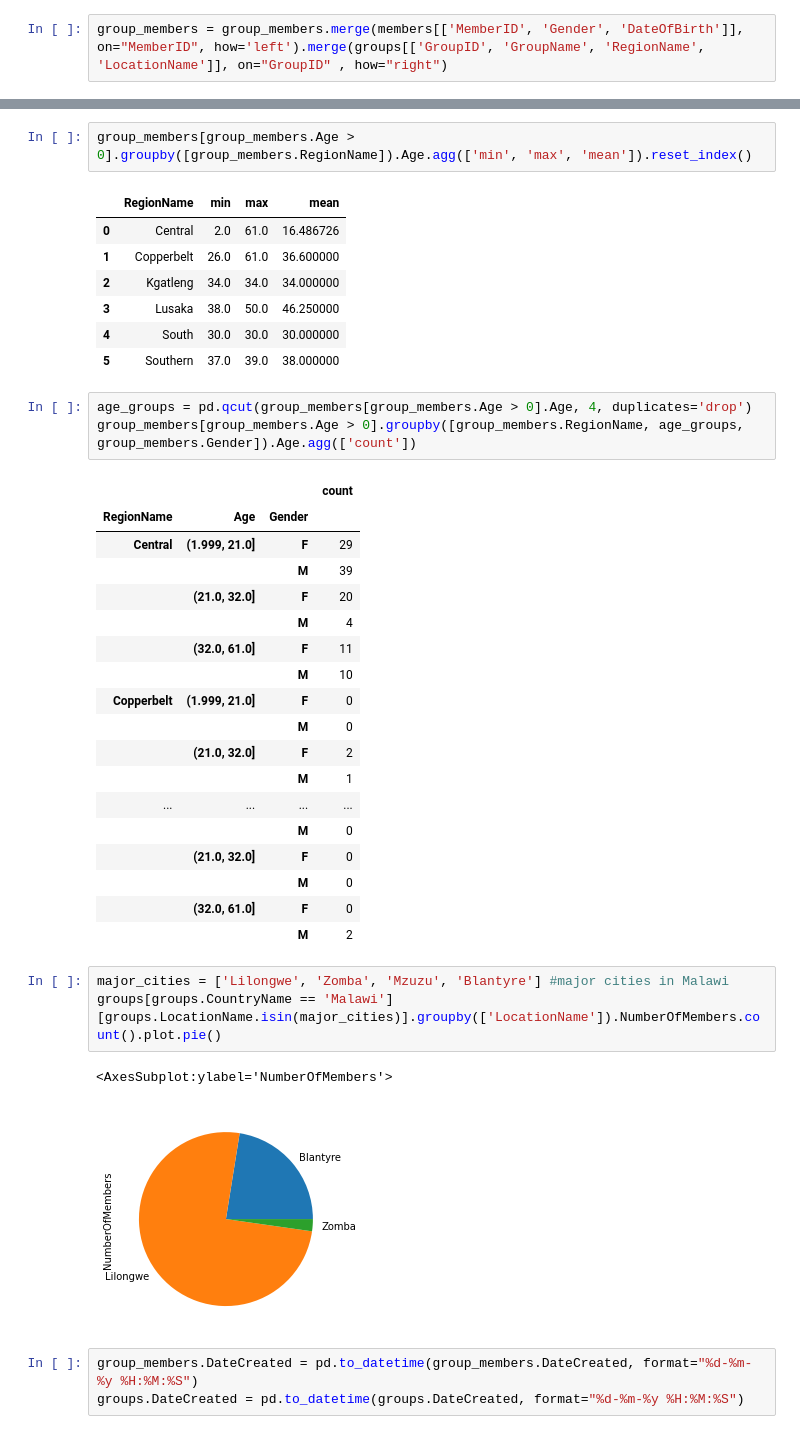
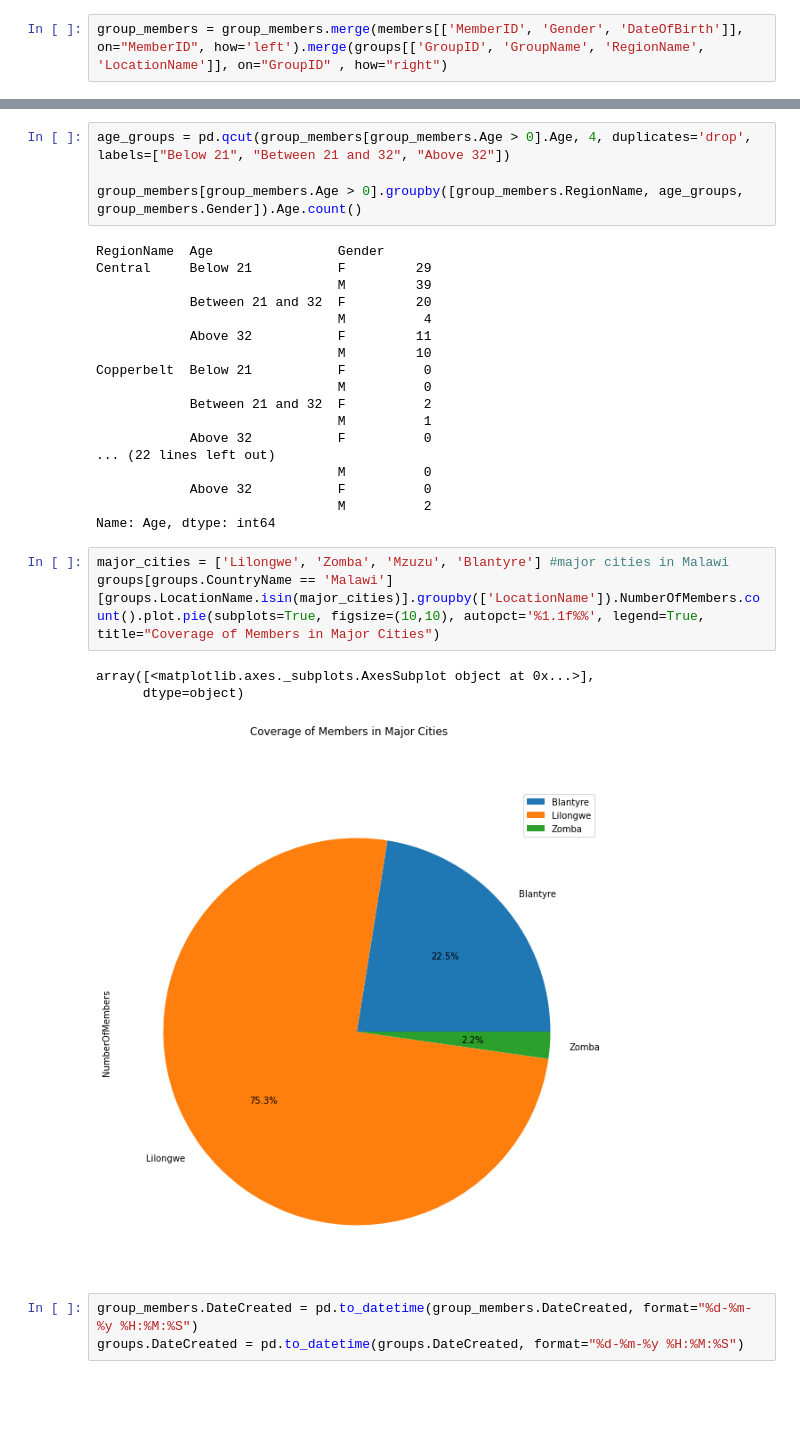
Before and after one commit to pike-msonda/adds_project, a Jupyter notebook: vsla.ipynb, the cells around one changed output, grey strips where cells are left out. Cells and saved outputs as stored; diff of their text form; blank space fills up the shorter version.

```diff
--- a/vsla.ipynb
+++ b/vsla.ipynb
@@ -122,41 +150,32 @@ group_members[group_members.Age > 0].groupby([group_members.GroupName]).Age.agg(
-# %%
-group_members[group_members.Age > 0].groupby([group_members.RegionName]).Age.agg(['min', 'max', 'mean']).reset_index()
-# %% [output]
-|  | RegionName | min | max | mean |
-| 0 | Central | 2.0 | 61.0 | 16.486726 |
-| 1 | Copperbelt | 26.0 | 61.0 | 36.600000 |
-| 2 | Kgatleng | 34.0 | 34.0 | 34.000000 |
-| 3 | Lusaka | 38.0 | 50.0 | 46.250000 |
-| 4 | South | 30.0 | 30.0 | 30.000000 |
-| 5 | Southern | 37.0 | 39.0 | 38.000000 |
 # %%
-age_groups = pd.qcut(group_members[group_members.Age > 0].Age, 4, duplicates='drop')
-group_members[group_members.Age > 0].groupby([group_members.RegionName, age_groups, group_members.Gender]).Age.agg(['count'])
+age_groups = pd.qcut(group_members[group_members.Age > 0].Age, 4, duplicates='drop', labels=["Below 21", "Between 21 and 32", "Above 32"])
+
+group_members[group_members.Age > 0].groupby([group_members.RegionName, age_groups, group_members.Gender]).Age.count()
 # %% [output]
-|  |  |  | count |
-| RegionName | Age | Gender |  |
-| Central | (1.999, 21.0] | F | 29 |
-|  |  | M | 39 |
-|  | (21.0, 32.0] | F | 20 |
-|  |  | M | 4 |
-|  | (32.0, 61.0] | F | 11 |
-|  |  | M | 10 |
-| Copperbelt | (1.999, 21.0] | F | 0 |
-|  |  | M | 0 |
-|  | (21.0, 32.0] | F | 2 |
-|  |  | M | 1 |
-| ... | ... | ... | ... |
-|  |  | M | 0 |
-|  | (21.0, 32.0] | F | 0 |
-|  |  | M | 0 |
-|  | (32.0, 61.0] | F | 0 |
-|  |  | M | 2 |
+RegionName  Age                Gender
+Central     Below 21           F         29
+                               M         39
+            Between 21 and 32  F         20
+                               M          4
+            Above 32           F         11
+                               M         10
+Copperbelt  Below 21           F          0
+                               M          0
+            Between 21 and 32  F          2
+                               M          1
+            Above 32           F          0
+... (22 lines left out)
+                               M          0
+            Above 32           F          0
+                               M          2
+Name: Age, dtype: int64
 # %%
 major_cities = ['Lilongwe', 'Zomba', 'Mzuzu', 'Blantyre'] #major cities in Malawi
-groups[groups.CountryName == 'Malawi'][groups.LocationName.isin(major_cities)].groupby(['LocationName']).NumberOfMembers.count().plot.pie()
+groups[groups.CountryName == 'Malawi'][groups.LocationName.isin(major_cities)].groupby(['LocationName']).NumberOfMembers.count().plot.pie(subplots=True, figsize=(10,10), autopct='%1.1f%%', legend=True, title="Coverage of Members in Major Cities")
 # %% [output]
-<AxesSubplot:ylabel='NumberOfMembers'>
+array([<matplotlib.axes._subplots.AxesSubplot object at 0x...>],
+      dtype=object)
-[figure, old version]
+[figure, new version]
 # %%
 group_members.DateCreated = pd.to_datetime(group_members.DateCreated, format="%d-%m-%y %H:%M:%S")
 groups.DateCreated = pd.to_datetime(groups.DateCreated, format="%d-%m-%y %H:%M:%S")
```
Also changed, not shown: parts of 12 cells of this notebook, 6 other files.
